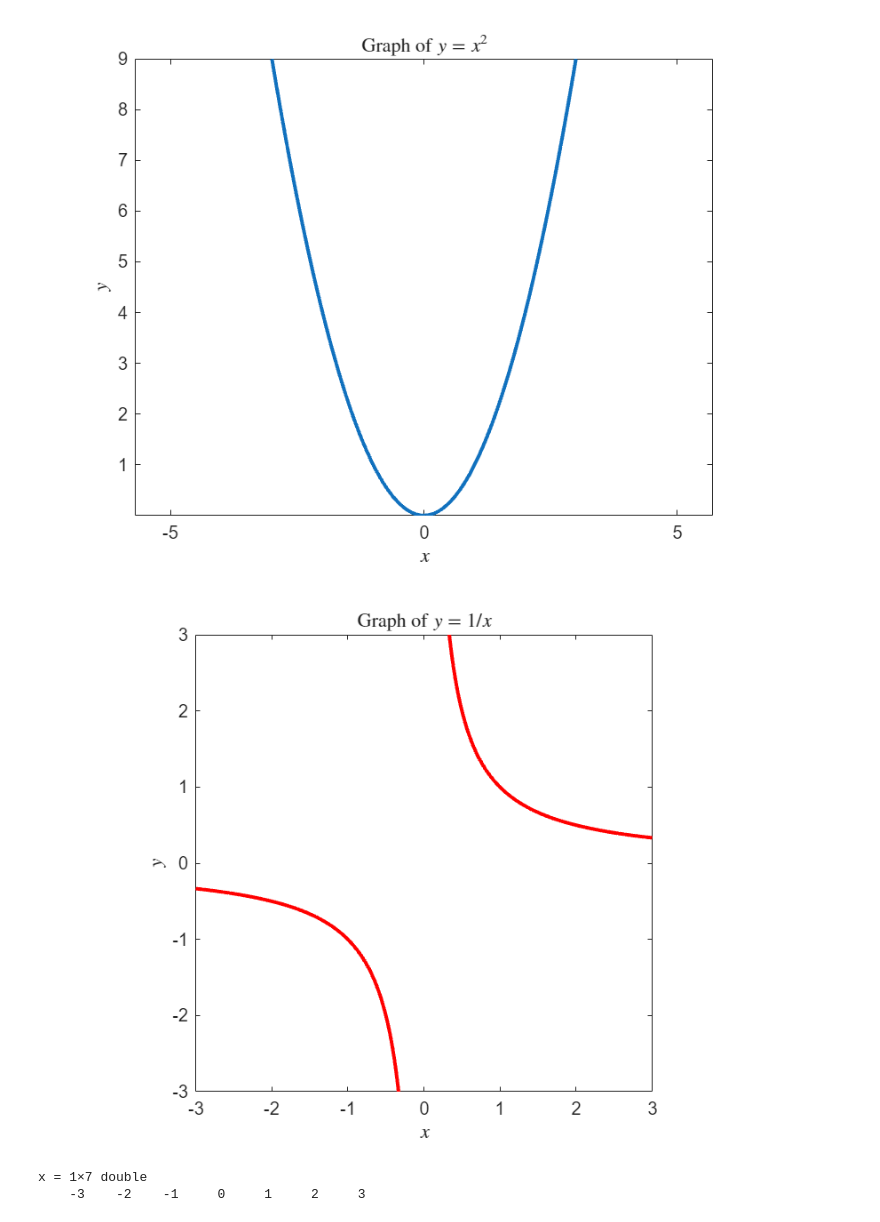
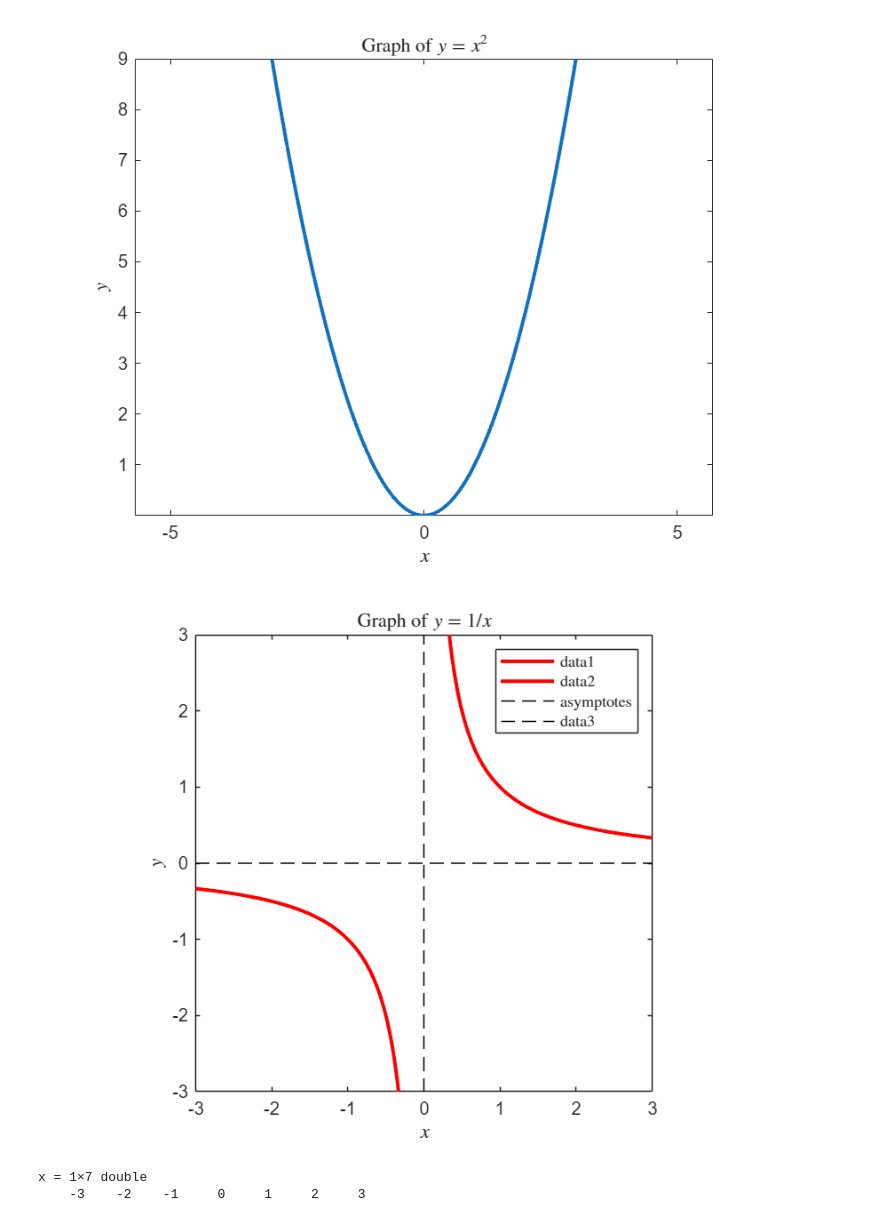
Before and after one commit to joelmiller/Laplace, a Jupyter notebook: docs/_sources/prereqs/SelfDiagnostic.ipynb, the cells around one changed output. Saved outputs shown, nothing was run; the diff lists cells and outputs as text; code cells hidden in the pictures.

```diff
--- a/docs/_sources/prereqs/SelfDiagnostic.ipynb
+++ b/docs/_sources/prereqs/SelfDiagnostic.ipynb
@@ -1549,26 +1514,29 @@ saveas(gcf,'B1_parabola.png')
 # %%
 % code for generating the figure for B.2
 %
 xneg = linspace(-3,-0.01,200);
 xpos = linspace(0.01,3,200);
 yneg = 1./xneg;
 ypos = 1./xpos;
 
 figure
 plot(xneg,yneg,'LineWidth',2, color='r')
 hold on
 plot(xpos,ypos,'LineWidth',2, color='r')
 
+plot([-3,3],[0,0], 'k--', 'DisplayName', 'asymptotes') % x-axis
+plot([0,0],[-3,3], 'k--') % y-axis
+legend('Interpreter', 'latex')
 xlabel('$x$', 'Interpreter', 'latex')
 ylabel('$y$', 'Interpreter', 'latex')
 title('Graph of $y = 1/x$', 'Interpreter', 'latex')
 axis equal
 xlim([-3,3]);
 ylim([-3,3]);
 
 saveas(gcf,'B2_hyperbola.png')
 # %% [output]
-[figure, old version]
+[figure, new version]
 # %%
 x = [-3:1:3];
 plot(x,-3*x+4,'LineWidth',2)
```
Also changed, not shown: parts of 3 cells of this notebook, 5 other files.
